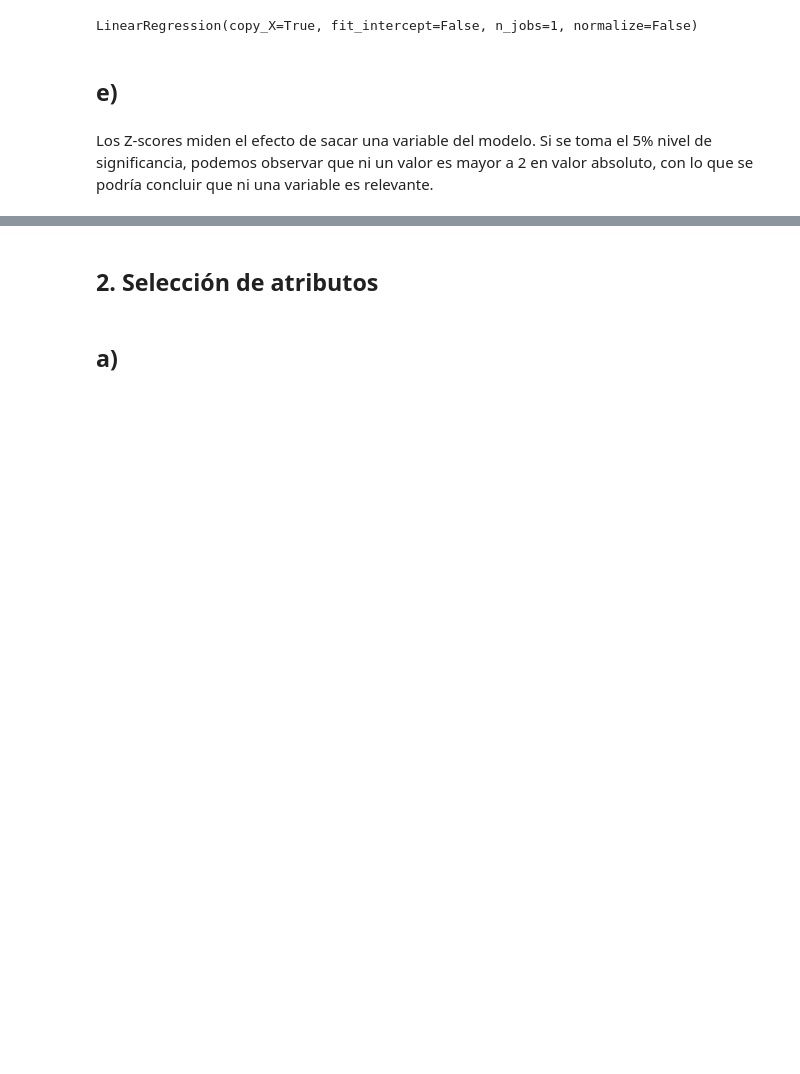
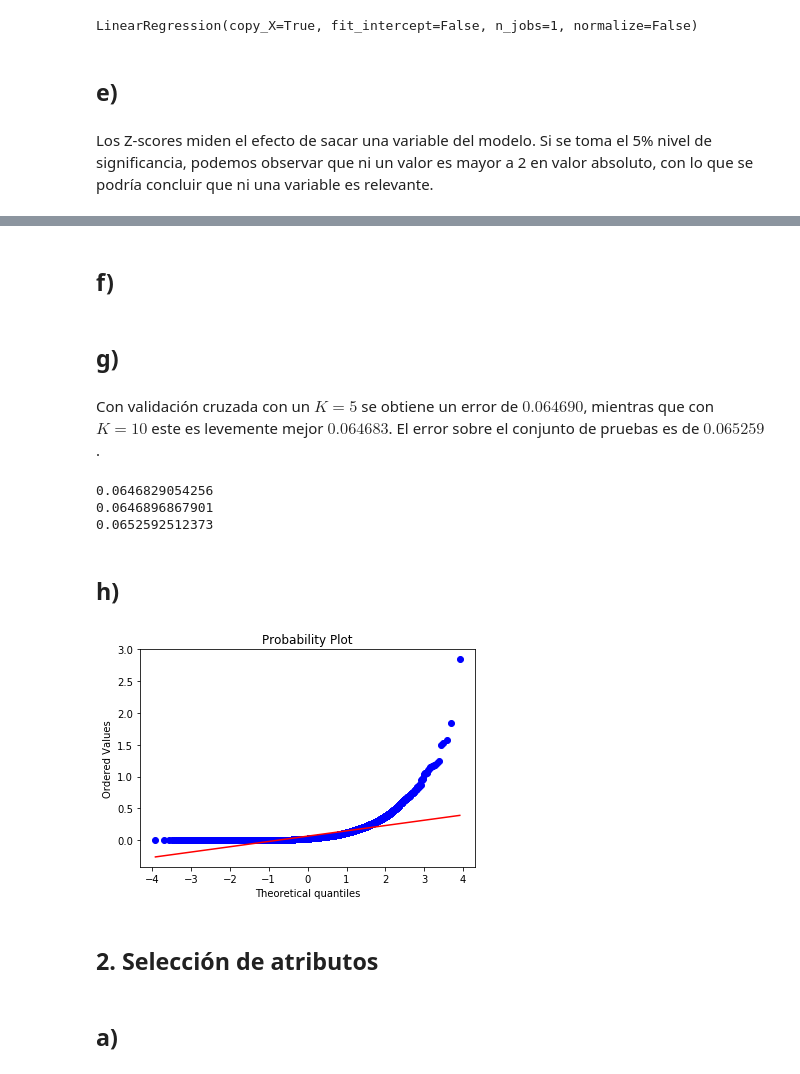
Before and after one commit to matiasarayac/tarea1-ML, a Jupyter notebook: tarea1.ipynb, the cells around one changed output, grey strips where cells are left out. Saved outputs shown, nothing was run; the diff lists cells and outputs as text; code cells hidden in the pictures; blank space fills up the shorter version.

```diff
--- a/tarea1.ipynb
+++ b/tarea1.ipynb
@@ -133,4 +126,56 @@ intercept        760.331632
 dtype: float64
+# %% [markdown]
+## f)
+# %% [markdown]
+## g)
+# %% [markdown]
+Con validación cruzada con un $K=5$ se obtiene un error de $0.064690$, mientras que con $K=10$ este es levemente mejor $0.064683$. El error sobre el conjunto de pruebas es de $0.065259$.
+# %%
+from sklearn.model_selection import KFold
+
+yhat_test = linreg.predict(Xtest)
+mse_test = np.mean(np.power(yhat_test - ytest, 2))
+Xm = Xtrain.as_matrix()
+ym = ytrain.as_matrix()
+
+def cv(Xm, ym, k):
+    kf = KFold(n_splits=k)
+    mse_cv = 0
+    for train, val in kf.split(Xm):
+        linreg = lm.LinearRegression(fit_intercept = False)
+        linreg.fit(Xm[train], ym[train])
+        yhat_val = linreg.predict(Xm[val])
+        mse_fold = np.mean(np.power(yhat_val - ym[val], 2))
+        mse_cv += mse_fold
+    mse_cv = mse_cv / k
+    return mse_cv
+
+mse_10 = cv(Xm, ym, 10)
+mse_5 = cv(Xm, ym, 5)
+print mse_10
+print mse_5
+print mse_test
+# %% [output]
+0.0646829054256
+0.0646896867901
+0.0652592512373
+# %% [markdown]
+## h)
+# %%
+import matplotlib.pylab as plt
+import scipy.stats as stats
+import pylab
+
+Xm = Xtrain.as_matrix()
+ym = ytrain.as_matrix()
+
+yhat_train = linreg.predict(Xm)
+mse = np.power(yhat_train - ym, 2)
+
+stats.probplot(mse, dist="norm", plot=pylab)
+pylab.show()
+# %% [output]
+[figure, added]
 # %% [markdown]
 ## 2. Selección de atributos
 # %% [markdown]
```
Also changed, not shown: parts of 7 cells of this notebook, 1 other file.
